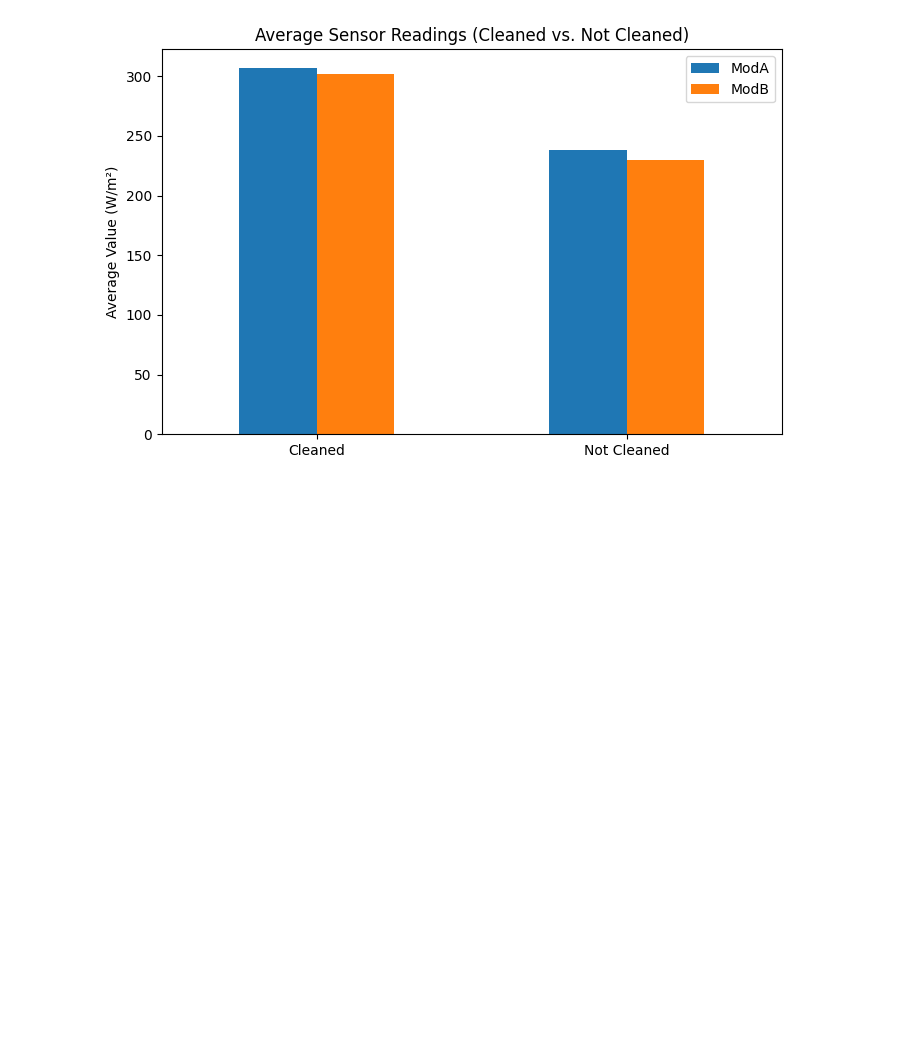
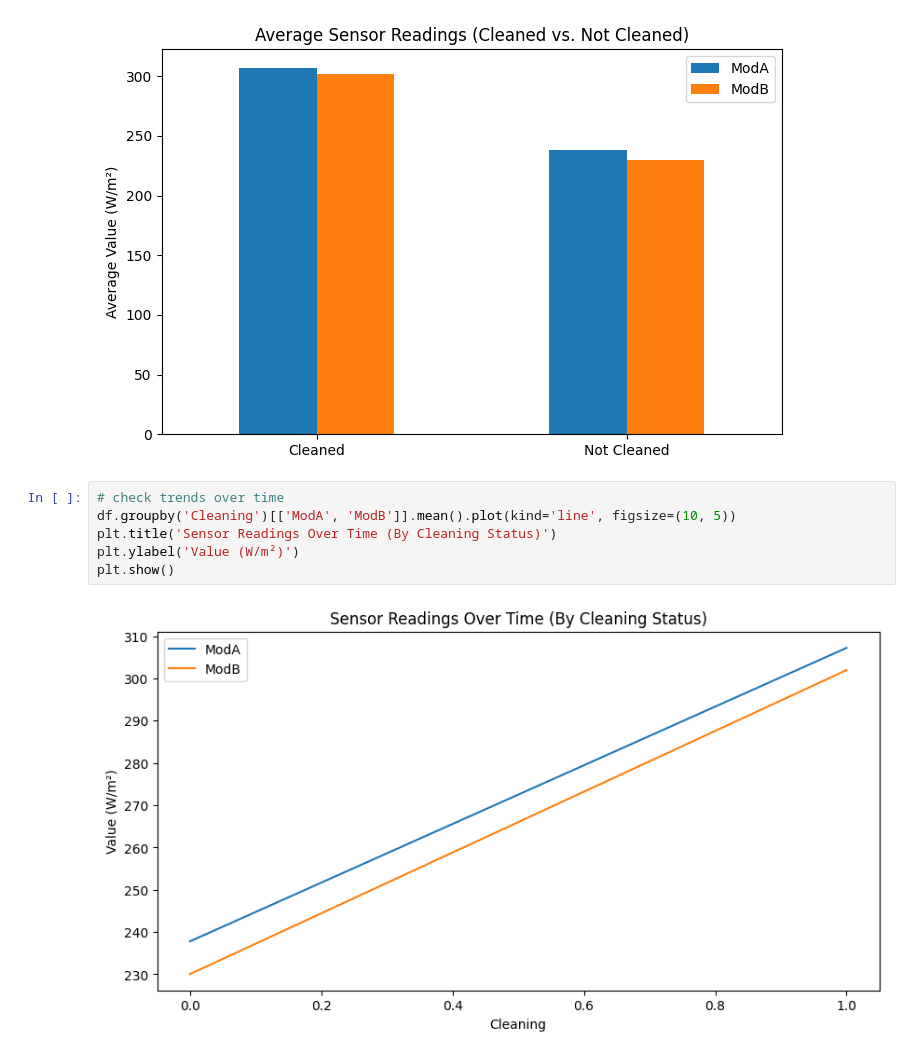
Before and after one commit to Khayo-7/10Academy-Kifiya, a Jupyter notebook: notebooks/EDA_benin-malanville.ipynb, the cells around one changed output. Drawn from its saved outputs; the diff is of its cells as text; blank space fills up the shorter version.

```diff
--- a/notebooks/EDA_benin-malanville.ipynb
+++ b/notebooks/EDA_benin-malanville.ipynb
@@ -244,3 +273,11 @@ plt.xticks(rotation=0)
 plt.show()
 # %% [output]
 [figure]
+# %%
+# check trends over time
+df.groupby('Cleaning')[['ModA', 'ModB']].mean().plot(kind='line', figsize=(10, 5))
+plt.title('Sensor Readings Over Time (By Cleaning Status)')
+plt.ylabel('Value (W/m²)')
+plt.show()
+# %% [output]
+[figure, added]
```
Also changed, not shown: parts of 16 cells of this notebook.
